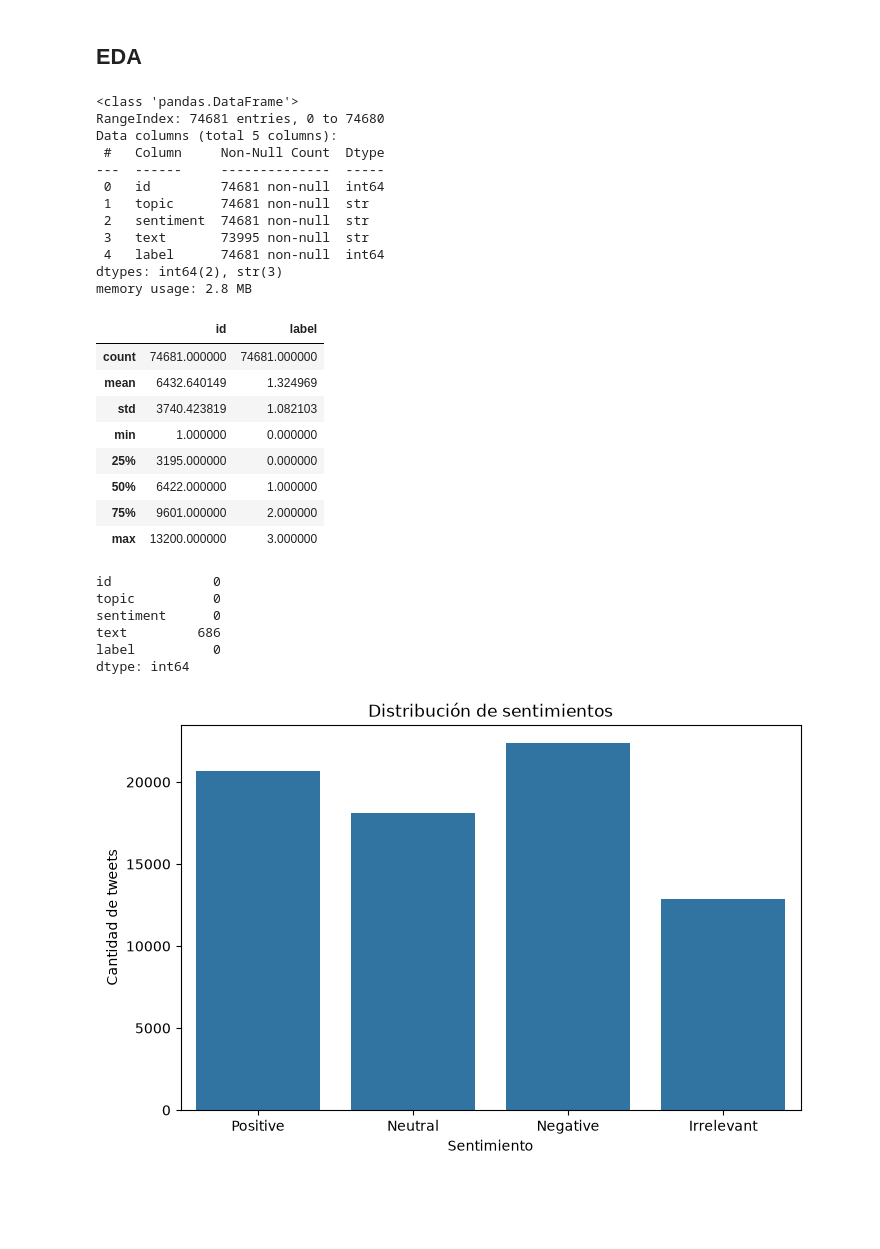
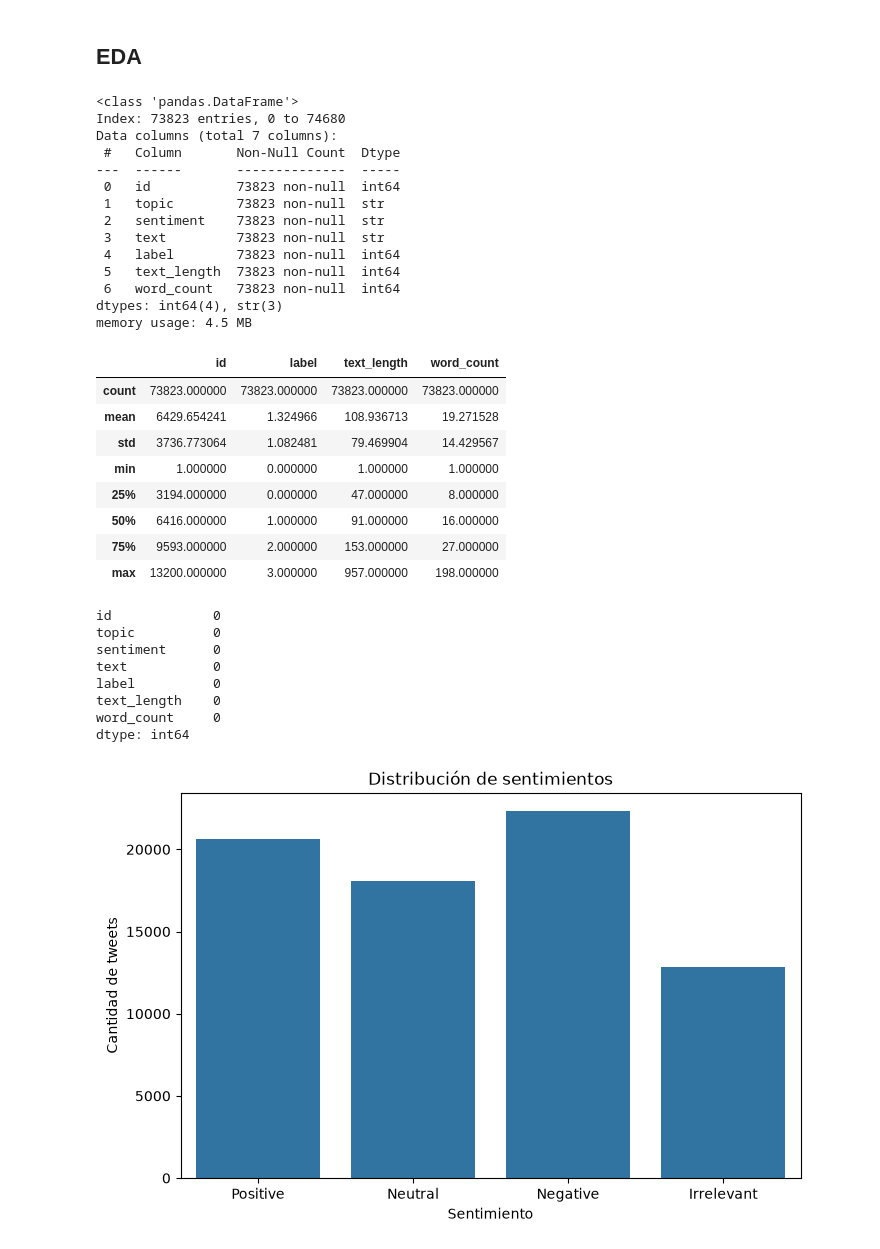
Before and after one commit to DiegoCastroSatt/IntroIA, a Jupyter notebook: Proyecto2/Twitter.ipynb, the cells around one changed output. Cells and saved outputs as stored; diff of their text form; code cells hidden in the pictures; blank space fills up the shorter version.

```diff
--- a/Proyecto2/Twitter.ipynb
+++ b/Proyecto2/Twitter.ipynb
@@ -17,8 +17,8 @@ from collections import Counter
 import warnings
 warnings.filterwarnings("ignore")
 # %%
-train = pd.read_csv('twitter_training.csv')
-train.head()
+df = pd.read_csv('twitter_training.csv')
+df.head()
 # %% [output]
 |  | 2401 | Borderlands | Positive | im getting on borderlands and i w... |
 | 0 | 2401 | Borderlands | Positive | I am coming to the borders and I ... |
@@ -27,8 +27,8 @@ train.head()
 | 3 | 2401 | Borderlands | Positive | im getting on borderlands 2 and i... |
 | 4 | 2401 | Borderlands | Positive | im getting into borderlands and i... |
 # %%
-train.columns = ["id","topic","sentiment","text"]
-train.columns
+df.columns = ["id","topic","sentiment","text"]
+df.columns
 # %% [output]
 Index(['id', 'topic', 'sentiment', 'text'], dtype='str')
 # %%
@@ -38,4 +38,12 @@ labels = {
     "Positive":2,
     "Irrelevant":3
 }
-train["label"] = train["sentiment"].map(labels)
+df["label"] = df["sentiment"].map(labels)
+# %%
+df["text"] = df["text"].str.strip()
+df["text"] = df["text"].str.lower()
+df = df[df["text"].str.len() > 0]
+df["text_length"] = df["text"].str.len()
+df["word_count"] = df["text"].str.split().str.len()
+
+print(df[["text_length", "word_count"]].describe())
@@ -42,39 +60,43 @@ train["label"] = train["sentiment"].map(labels)
 # %% [markdown]
 ## EDA
 # %%
-train.info()
+df.info()
 # %% [output]
 <class 'pandas.DataFrame'>
-RangeIndex: 74681 entries, 0 to 74680
-Data columns (total 5 columns):
- #   Column     Non-Null Count  Dtype
----  ------     --------------  -----
- 0   id         74681 non-null  int64
- 1   topic      74681 non-null  str
- 2   sentiment  74681 non-null  str
- 3   text       73995 non-null  str
- 4   label      74681 non-null  int64
-dtypes: int64(2), str(3)
-memory usage: 2.8 MB
+Index: 73823 entries, 0 to 74680
+Data columns (total 7 columns):
+ #   Column       Non-Null Count  Dtype
+---  ------       --------------  -----
+ 0   id           73823 non-null  int64
+ 1   topic        73823 non-null  str
+ 2   sentiment    73823 non-null  str
+ 3   text         73823 non-null  str
+ 4   label        73823 non-null  int64
+ 5   text_length  73823 non-null  int64
+ 6   word_count   73823 non-null  int64
+dtypes: int64(4), str(3)
+memory usage: 4.5 MB
 # %%
-train.describe()
+df.describe()
 # %% [output]
-|  | id | label |
-| count | 74681.000000 | 74681.000000 |
-| mean | 6432.640149 | 1.324969 |
-| std | 3740.423819 | 1.082103 |
-| min | 1.000000 | 0.000000 |
-| 25% | 3195.000000 | 0.000000 |
-| 50% | 6422.000000 | 1.000000 |
-| 75% | 9601.000000 | 2.000000 |
-| max | 13200.000000 | 3.000000 |
+|  | id | label | text_length | word_count |
+| count | 73823.000000 | 73823.000000 | 73823.000000 | 73823.000000 |
+| mean | 6429.654241 | 1.324966 | 108.936713 | 19.271528 |
+| std | 3736.773064 | 1.082481 | 79.469904 | 14.429567 |
+| min | 1.000000 | 0.000000 | 1.000000 | 1.000000 |
+| 25% | 3194.000000 | 0.000000 | 47.000000 | 8.000000 |
+| 50% | 6416.000000 | 1.000000 | 91.000000 | 16.000000 |
+| 75% | 9593.000000 | 2.000000 | 153.000000 | 27.000000 |
+| max | 13200.000000 | 3.000000 | 957.000000 | 198.000000 |
 # %%
-train.isnull().sum()
+df.isnull().sum()
 # %% [output]
 id             0
 topic          0
 sentiment      0
-text         686
+text           0
 label          0
+text_length    0
+word_count     0
 dtype: int64
 # %%
```
Also changed, not shown: parts of 31 cells of this notebook, 2 other files.
